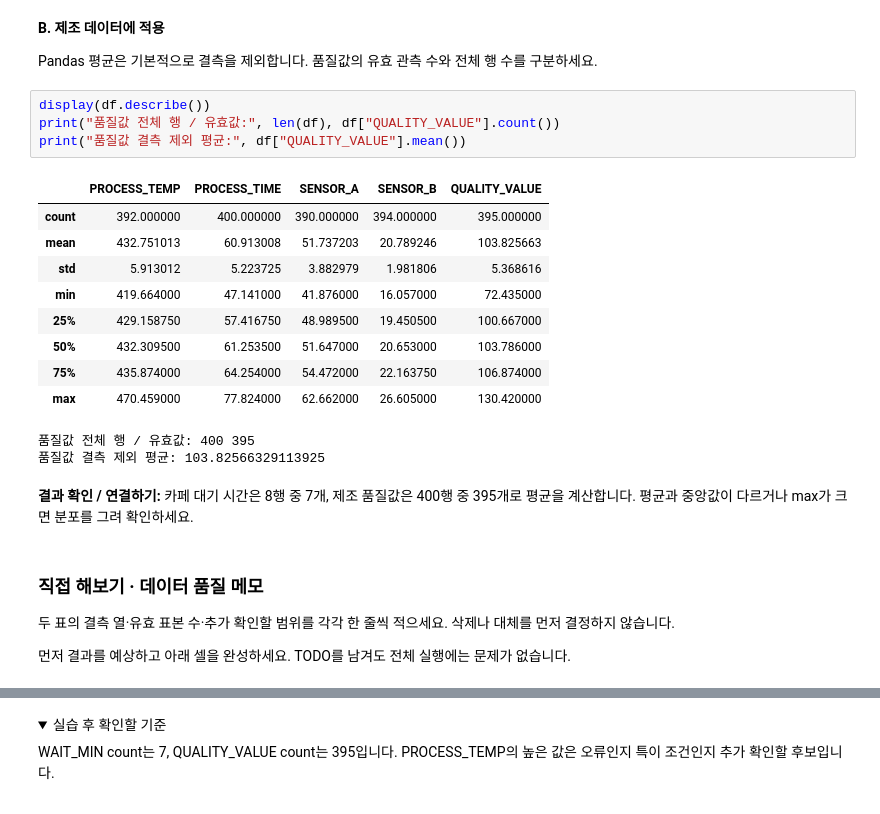
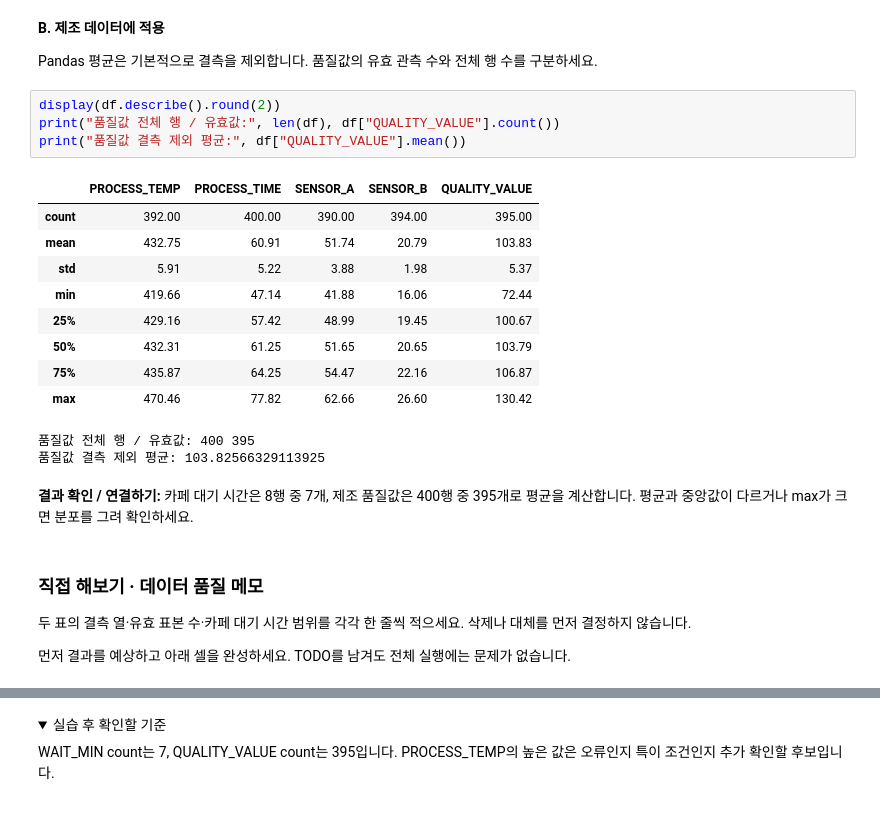
Before and after one commit to hayeong-code/hynix-ITAP, a Jupyter notebook: week1/01_Basic_Background/01_Python_Basics.ipynb, the cells around one changed output, grey strips where cells are left out. Saved outputs shown, nothing was run; the diff lists cells and outputs as text; folded sections open.

```diff
--- a/week1/01_Basic_Background/01_Python_Basics.ipynb
+++ b/week1/01_Basic_Background/01_Python_Basics.ipynb
@@ -1288,19 +1363,19 @@ print("결측 제외 평균:", np.round(cafe_missing["WAIT_MIN"].mean(), 2))
 
 Pandas 평균은 기본적으로 결측을 제외합니다. 품질값의 유효 관측 수와 전체 행 수를 구분하세요.
 # %%
-display(df.describe())
+display(df.describe().round(2))
 print("품질값 전체 행 / 유효값:", len(df), df["QUALITY_VALUE"].count())
 print("품질값 결측 제외 평균:", df["QUALITY_VALUE"].mean())
 # %% [output]
 |  | PROCESS_TEMP | PROCESS_TIME | SENSOR_A | SENSOR_B | QUALITY_VALUE |
-| count | 392.000000 | 400.000000 | 390.000000 | 394.000000 | 395.000000 |
-| mean | 432.751013 | 60.913008 | 51.737203 | 20.789246 | 103.825663 |
-| std | 5.913012 | 5.223725 | 3.882979 | 1.981806 | 5.368616 |
-| min | 419.664000 | 47.141000 | 41.876000 | 16.057000 | 72.435000 |
-| 25% | 429.158750 | 57.416750 | 48.989500 | 19.450500 | 100.667000 |
-| 50% | 432.309500 | 61.253500 | 51.647000 | 20.653000 | 103.786000 |
-| 75% | 435.874000 | 64.254000 | 54.472000 | 22.163750 | 106.874000 |
-| max | 470.459000 | 77.824000 | 62.662000 | 26.605000 | 130.420000 |
+| count | 392.00 | 400.00 | 390.00 | 394.00 | 395.00 |
+| mean | 432.75 | 60.91 | 51.74 | 20.79 | 103.83 |
+| std | 5.91 | 5.22 | 3.88 | 1.98 | 5.37 |
+| min | 419.66 | 47.14 | 41.88 | 16.06 | 72.44 |
+| 25% | 429.16 | 57.42 | 48.99 | 19.45 | 100.67 |
+| 50% | 432.31 | 61.25 | 51.65 | 20.65 | 103.79 |
+| 75% | 435.87 | 64.25 | 54.47 | 22.16 | 106.87 |
+| max | 470.46 | 77.82 | 62.66 | 26.60 | 130.42 |
 품질값 전체 행 / 유효값: 400 395
 품질값 결측 제외 평균: 103.82566329113925
 # %% [markdown]
@@ -1308,7 +1383,7 @@ print("품질값 결측 제외 평균:", df["QUALITY_VALUE"].mean())
 # %% [markdown]
 ### 직접 해보기 · 데이터 품질 메모
 
-두 표의 결측 열·유효 표본 수·추가 확인할 범위를 각각 한 줄씩 적으세요. 삭제나 대체를 먼저 결정하지 않습니다.
+두 표의 결측 열·유효 표본 수·카페 대기 시간 범위를 각각 한 줄씩 적으세요. 삭제나 대체를 먼저 결정하지 않습니다.
 
 먼저 결과를 예상하고 아래 셀을 완성하세요. TODO를 남겨도 전체 실행에는 문제가 없습니다.
 # %%
```
Also changed, not shown: parts of 45 cells of this notebook, 1 other file.
